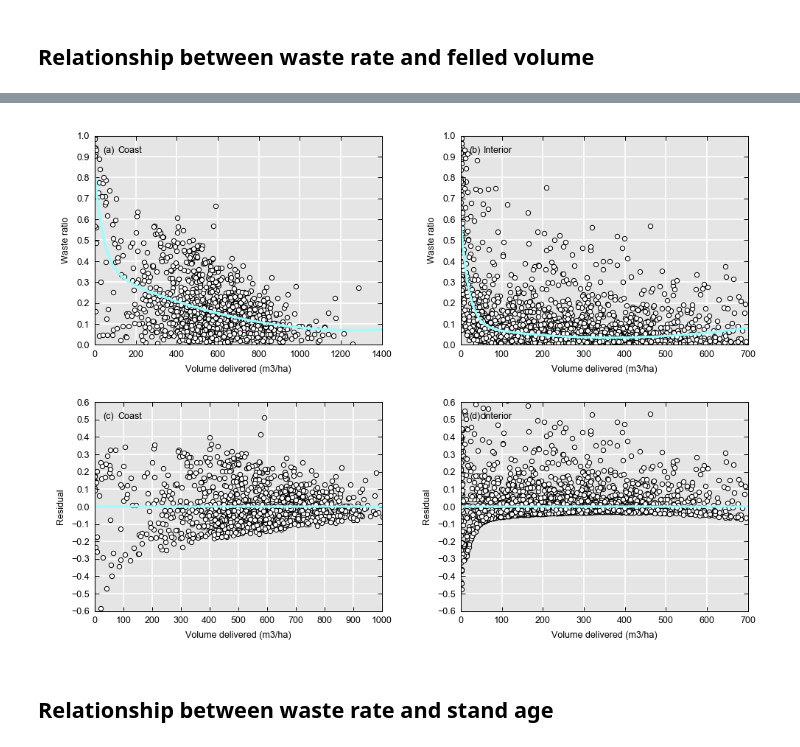
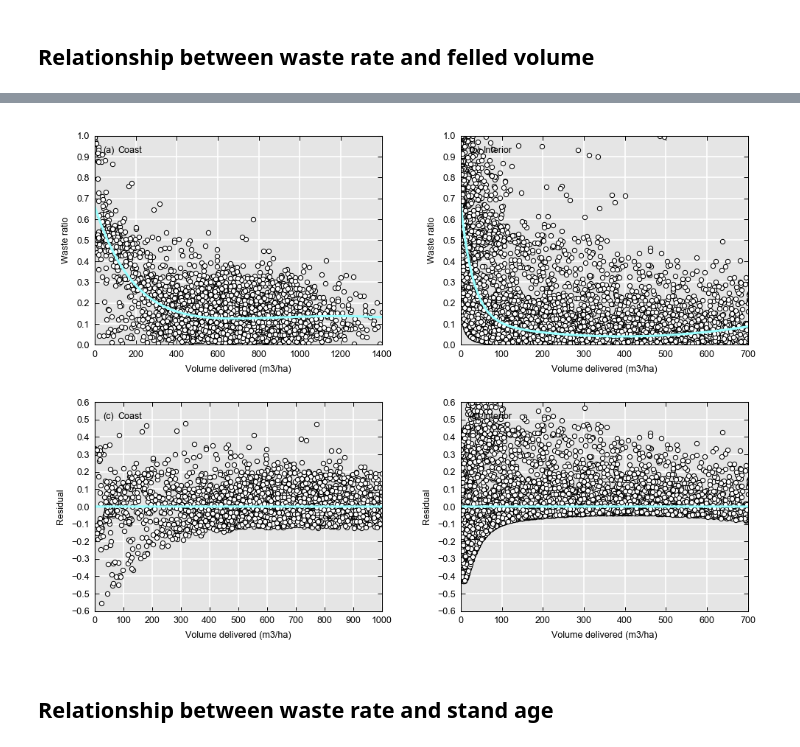
Before and after one commit to RobbieHember/fcexplore, a Jupyter notebook: waste/wastewood_bc_02_analysis.ipynb, the cells around one changed output, grey strips where cells are left out. Drawn from its saved outputs; the diff is of its cells as text; code cells hidden in the pictures.

```diff
--- a/waste/wastewood_bc_02_analysis.ipynb
+++ b/waste/wastewood_bc_02_analysis.ipynb
@@ -306,2 +236,37 @@ gu.axletters(ax,plt,0.03,0.92,Labels=['Coast','Interior'],LabelSpacer=0.05)
 # %% [markdown]
 ## Relationship between waste rate and felled volume
+# %%
+plt.close('all'); fig,ax=plt.subplots(1,2,figsize=gu.cm2inch(16.5,7)); ms=3; lw=0.5
+
+x=dTM['V Logs Delivered Abs m3/ha']
+y=dTM['Waste Total m3/ha']
+xhat=np.arange(1,1001,1)
+
+ikp=np.where( (dTM['Reg']=='Coast') & \
+             (np.abs(dTM['Delta A %'])<100) & \
+             (dTM['Waste N Entries']>0) & \
+             (x>0) & (x<=1200) & \
+             (y>0) & (y<1200) )[0]
+# & (dTM['Tenure Type']=='Forest Licence')
+x0=x[ikp]
+y0=y[ikp]
+ax[0].plot(x0,y0,'ko',mfc='w',mec='k',ms=ms,lw=lw,mew=lw)
+
+ax[0].set(position=[0.07,0.1,0.42,0.84],ylim=[0,1000],yticks=np.arange(0,1200,100),ylabel='Waste volume (m3/ha)', \
+          xlim=[0,1000],xticks=np.arange(0,1100,100),xlabel='Delivered volume (m3/ha)')
+ax[0].yaxis.set_ticks_position('both'); ax[0].xaxis.set_ticks_position('both'); ax[0].tick_params(length=tickl)
+
+ikp=np.where( (dTM['Reg']=='Interior') & \
+             (np.abs(dTM['Delta A %'])<5) & \
+             (dTM['Waste N Entries']>0) & \
+             (x>0) & (x<=1200) & \
+             (y>0) & (y<1200) )[0]
+# & (dTM['Tenure Type']=='Forest Licence')
+x0=x[ikp]
+y0=y[ikp]
+ax[1].plot(x0,y0,'ko',mfc='w',mec='k',ms=ms,lw=lw,mew=lw)
+
+ax[1].set(position=[0.57,0.1,0.42,0.84],ylim=[0,1000],yticks=np.arange(0,1200,100),ylabel='Waste volume (m3/ha)', \
+          xlim=[0,1000],xticks=np.arange(0,1100,100),xlabel='Delivered volume (m3/ha)')
+ax[1].yaxis.set_ticks_position('both'); ax[1].xaxis.set_ticks_position('both'); ax[1].tick_params(length=tickl)
+gu.axletters(ax,plt,0.03,0.92,Labels=['Coast','Interior'],LabelSpacer=0.05)
@@ -312,13 +279,13 @@ def funV(x,a,b,c,d,e):
 # %%
 plt.close('all'); fig,ax=plt.subplots(2,2,figsize=gu.cm2inch(16.5,12)); ms=3; lw=0.5
 
-x=dTM['V Logs Delivered m3/ha']+dTM['V NonLog Delivered m3/ha']
+x=dTM['V Logs Delivered Abs m3/ha']#+dTM['V NonLog Delivered m3/ha']
 y=dTM['WR']
 
 xhat=np.arange(1,2001,1)
 
 ikp=np.where( (dTM['Reg']=='Coast') & \
-             (np.abs(dTM['Delta A %'])<5) & \
+             (np.abs(dTM['Delta A %'])<100) & \
              (dTM['Waste N Entries']>0) & \
              (x>0) & (x<=2000) & \
              (y>0) & (y<1) )[0]
@@ -353,40 +320,40 @@ ax[1,0].set(position=[0.07,0.07,0.4,0.4],ylim=[-0.6,0.6],yticks=np.arange(-1,1.1
 ax[1,0].yaxis.set_ticks_position('both'); ax[1,0].xaxis.set_ticks_position('both')
 #==============================================================================================================
 ikp=np.where( (dTM['Reg']=='Interior') & \
-             (np.abs(dTM['Delta A %'])<5) & \
+             (np.abs(dTM['Delta A %'])<100) & \
              (dTM['Waste N Entries']>0) & \
              (x>=0) & (x<=1000) & \
              (y>0) & (y<1) )[0]
 # & (dTM['Tenure Type']=='Forest Licence')
 x0=x[ikp]
 y0=y[ikp]
 ax[0,1].plot(x0,y0,'ko',mfc='w',mec='k',ms=ms,lw=lw,mew=lw)
 popt,pcov=curve_fit(funV,x0,y0,[0.08,1,0.01,-0.001,0.0001])
 yhat=funV(xhat,popt[0],popt[1],popt[2],popt[3],popt[4])
 ax[0,1].plot(xhat,np.maximum(0.01,yhat),'c-',lw=1.5,color=[0.6,1,1])
 #txt='y = ' + str(np.round(md.params[1],decimals=2)) + 'x + ' + str(np.round(md.params[0],decimals=2)) + '\nMean = ' + str(np.round(np.mean(y),decimals=1))
 #ax[1].text(290,0.8,txt,ha='right')
 ax[0,1].set(position=[0.58,0.58,0.4,0.4],ylim=[0,1],yticks=np.arange(0,1.1,0.1),ylabel='Waste ratio', \
           xlim=[0,700],xticks=np.arange(0,1100,100),xlabel='Volume delivered (m3/ha)')
 ax[0,1].yaxis.set_ticks_position('both'); ax[0,1].xaxis.set_ticks_position('both')
 
 y1=y0-funV(x0,popt[0],popt[1],popt[2],popt[3],popt[4])
 ax[1,1].plot(x0,y1,'ko',mfc='w',mec='k',ms=ms,lw=lw,mew=lw)
 
 x1=sm.tools.tools.add_constant(x0)
 md=sm.OLS(y1,x1).fit()
 md.summary()
 xhat=np.linspace(np.min(x1[:,1]),np.max(x1[:,1]),y.shape[0])
 yhat=md.predict(np.c_[np.ones(xhat.size),xhat])
 ax[1,1].plot(xhat,yhat,'c-',color=[0.6,1,1],lw=1.5)
 
 ax[1,1].set(position=[0.58,0.07,0.4,0.4],ylim=[-0.6,0.6],yticks=np.arange(-1,1.1,0.1),ylabel='Residual', \
           xlim=[0,700],xticks=np.arange(0,1100,100),xlabel='Volume delivered (m3/ha)')
 ax[1,1].yaxis.set_ticks_position('both'); ax[1,1].xaxis.set_ticks_position('both')
 gu.axletters(ax,plt,0.03,0.92,Labels=['Coast','Interior','Coast','Interior'],LabelSpacer=0.05)
 #gu.PrintFig(r'C:\Users\rhember\OneDrive - Government of BC\Figures\Waste\WasteRatio_vs_Volume','png',900)
 # %% [output]
-[figure, old version]
+[figure, new version]
 # %% [markdown]
 ## Relationship between waste rate and stand age
 # %%
```
Also changed, not shown: parts of 17 cells of this notebook, 14 other files.
